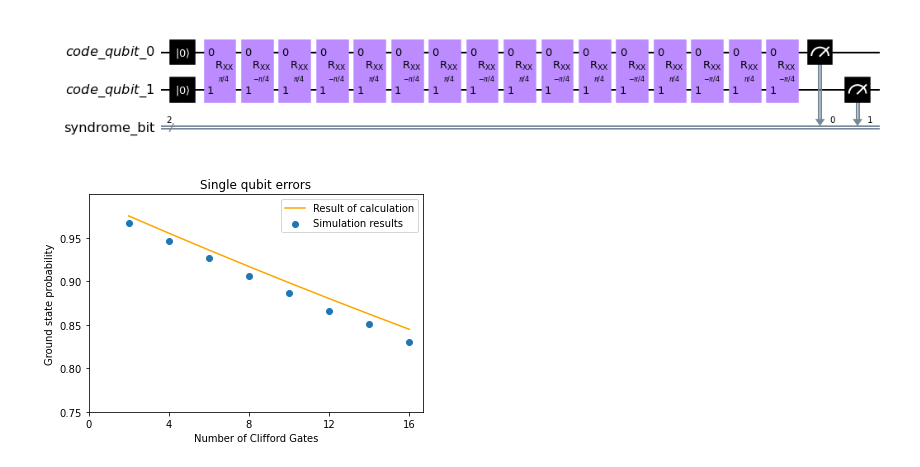
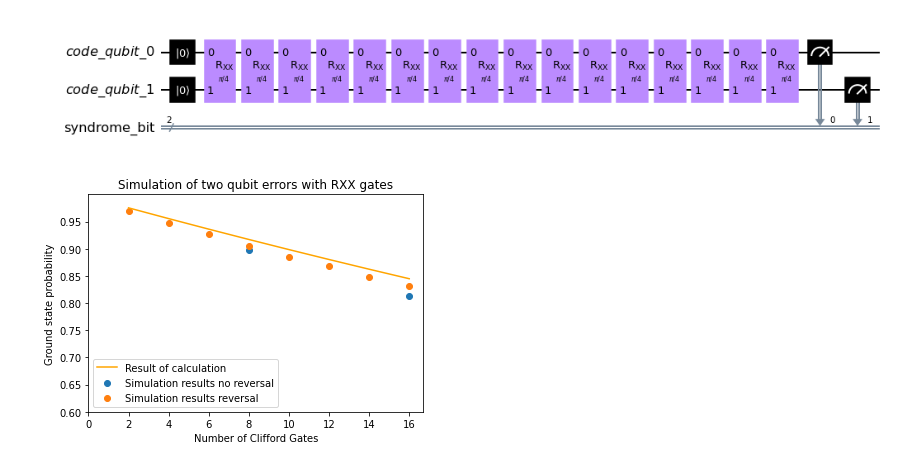
Before and after one commit to goldsmdn/SteaneCode, a Jupyter notebook: Egan_two_qubit_errors.ipynb, the cells around one changed output. Saved outputs shown, nothing was run; the diff lists cells and outputs as text; code cells hidden in the pictures.

```diff
--- a/Egan_two_qubit_errors.ipynb
+++ b/Egan_two_qubit_errors.ipynb
@@ -29,12 +29,13 @@ import numpy as np
 # %% [markdown]
 Define constants so the process flow can be controlled from one place:
 # %%
-SHOTS = 100000                           #Number of shots to run
-MEASURE_NOISE = 0.0046                   #Measurement noise not relevant
-SINGLE_GATE_DEPOLARISING = 0.0           #Single gate noise
-TWO_GATE_DEPOLARISING = 0.0102           #Two gate noise
-NOISE = True                             #Test with noise
-GATES = [2, 4, 6, 8, 10, 12, 14, 16]
+SHOTS = 100000                            #Number of shots to run
+MEASURE_NOISE = 0.0046                    #Measurement noise not relevant
+SINGLE_GATE_DEPOLARISING = 0.0            #Single gate noise
+TWO_GATE_DEPOLARISING = 0.0102            #Two gate noise
+NOISE = True                              #Test with noise
+GATE_DEPTH_REVERSE_LIST = [2, 4, 6, 8, 10, 12, 14, 16]
+GATES_DEPTH_NO_REVERSE_LIST = [8, 16]
 PI = math.pi
 
 SIMULATOR = Aer.get_backend('qasm_simulator')
@@ -105,22 +126,23 @@ qc.draw(output='mpl')
 [figure]
 # %%
 #graph constants
-YMIN = 0.75
+YMIN = 0.60
 YMAX = 1.000
 YTICK = 0.05
 
 #graph
 title_text = "Ground state probabilty against number of Clifford Gates"
-plt.scatter(gate_depth_plot, simulation_probability, label = "Simulation results" )
-plt.plot(gate_depth_plot, theoretical_probability, label = "Result of calculation" , color="orange")
-plt.title('Single qubit errors')
+plt.scatter(gate_depth_plot_no_reverse, simulation_probability_no_reverse, label = "Simulation results no reversal" )
+plt.scatter(gate_depth_plot_reverse, simulation_probability_reverse, label = "Simulation results reversal" )
+plt.plot(gate_depth_plot_reverse, theoretical_probability_reverse, label = "Result of calculation" , color="orange")
+plt.title('Simulation of two qubit errors with RXX gates')
 plt.xlabel('Number of Clifford Gates')
 plt.ylabel('Ground state probability')
 plt.legend()
 plt.ylim(YMIN, YMAX)
-plt.xticks(np.arange(0, 20, 4))
+plt.xticks(np.arange(0, 18, 2))
 plt.yticks(np.arange(YMIN, YMAX, YTICK))
-fname = "single_qubit_errors.png"
+fname = "RXX_gate_two_qubit_errors_graph.png"
 plt.savefig(fname)
 # %% [output]
-[figure, old version]
+[figure, new version]
```
Also changed, not shown: parts of 7 cells of this notebook, 16 other files.
